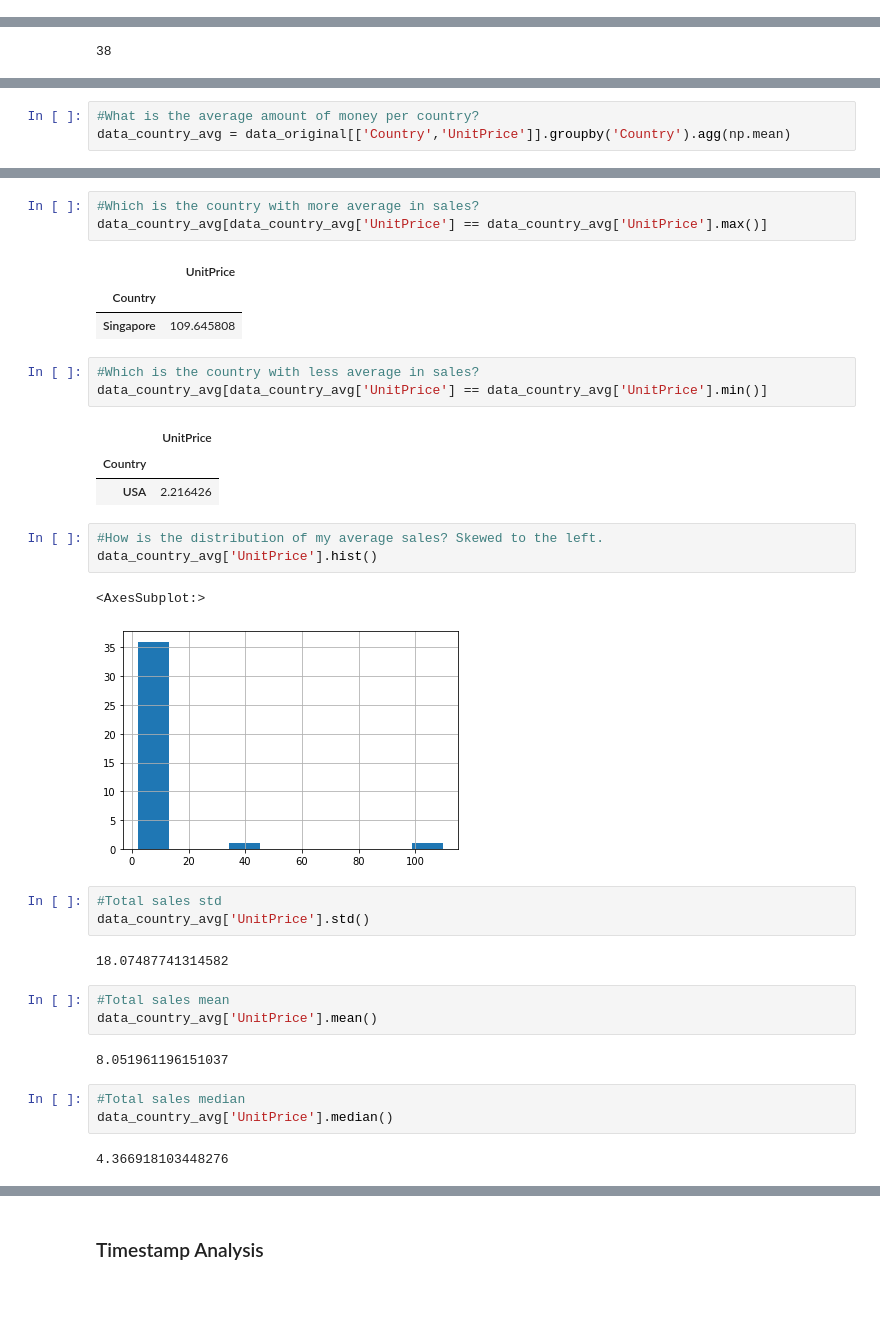
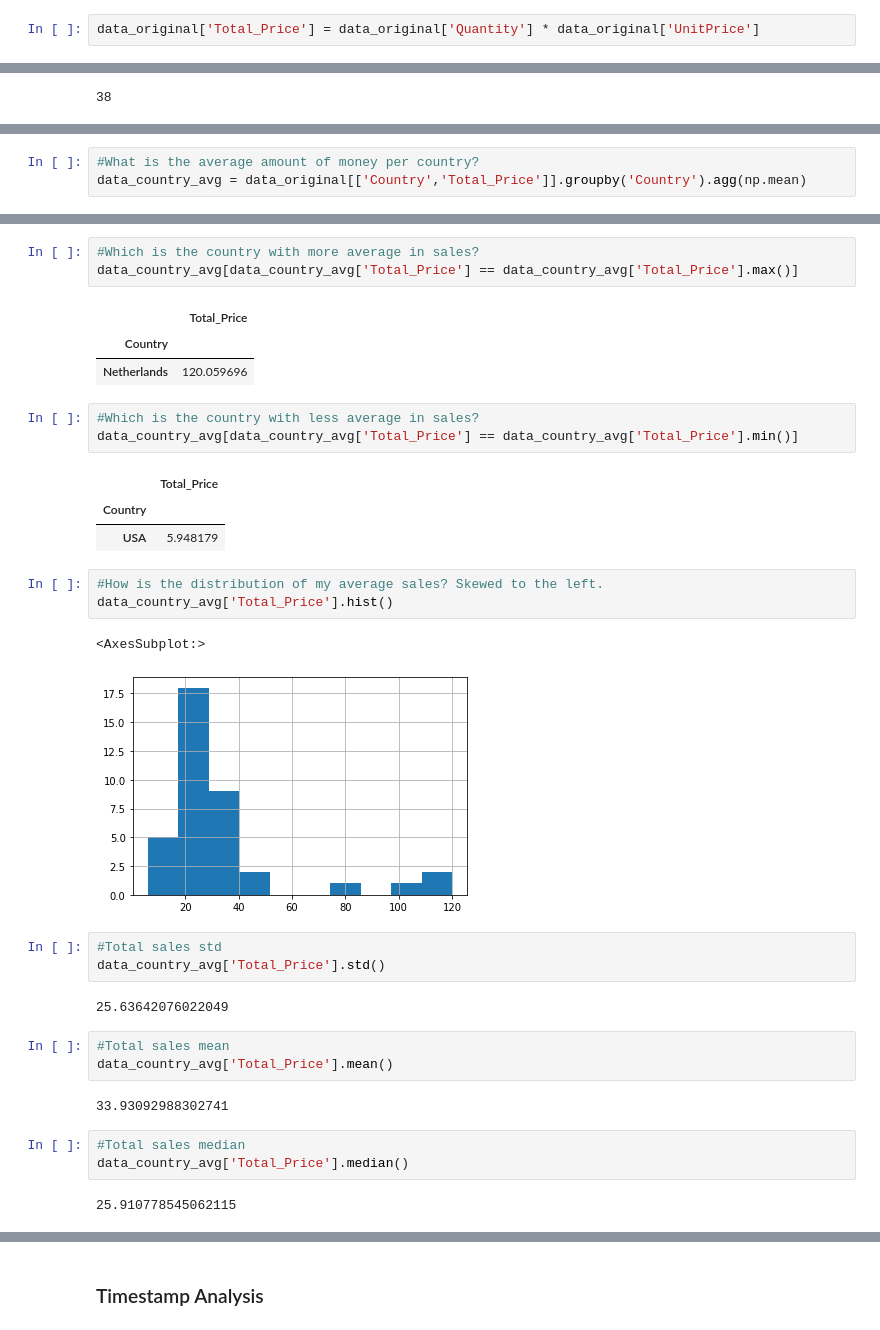
Before and after one commit to nonameforpirate/businessAnalysis, a Jupyter notebook: BusinessAnalysis.ipynb, the cells around one changed output, grey strips where cells are left out. Cells and saved outputs as stored; diff of their text form; blank space fills up the shorter version.

```diff
--- a/BusinessAnalysis.ipynb
+++ b/BusinessAnalysis.ipynb
@@ -41,4 +41,6 @@ data_original
 541909 rows × 8 columns
 # %% [markdown]
 # Descriptive Analytics
+# %%
+data_original['Total_Price'] = data_original['Quantity'] * data_original['UnitPrice']
 # %%
@@ -437,6 +455,6 @@ data_country_sum['UnitPrice'].quantile(0.75) - data_country_sum['UnitPrice'].qua
 # %%
 #What is the average amount of money per country?
-data_country_avg = data_original[['Country','UnitPrice']].groupby('Country').agg(np.mean)
+data_country_avg = data_original[['Country','Total_Price']].groupby('Country').agg(np.mean)
 # %%
 data_country_avg
 # %% [output]
@@ -461,37 +479,37 @@ data_country_avg
 # %%
 #Which is the country with more average in sales?
-data_country_avg[data_country_avg['UnitPrice'] == data_country_avg['UnitPrice'].max()]
+data_country_avg[data_country_avg['Total_Price'] == data_country_avg['Total_Price'].max()]
 # %% [output]
-|  | UnitPrice |
+|  | Total_Price |
 | Country |  |
-| Singapore | 109.645808 |
+| Netherlands | 120.059696 |
 # %%
 #Which is the country with less average in sales?
-data_country_avg[data_country_avg['UnitPrice'] == data_country_avg['UnitPrice'].min()]
+data_country_avg[data_country_avg['Total_Price'] == data_country_avg['Total_Price'].min()]
 # %% [output]
-|  | UnitPrice |
+|  | Total_Price |
 | Country |  |
-| USA | 2.216426 |
+| USA | 5.948179 |
 # %%
 #How is the distribution of my average sales? Skewed to the left.
-data_country_avg['UnitPrice'].hist()
+data_country_avg['Total_Price'].hist()
 # %% [output]
 <AxesSubplot:>
-[figure, old version]
+[figure, new version]
 # %%
 #Total sales std
-data_country_avg['UnitPrice'].std()
+data_country_avg['Total_Price'].std()
 # %% [output]
-18.07487741314582
+25.63642076022049
 # %%
 #Total sales mean
-data_country_avg['UnitPrice'].mean()
+data_country_avg['Total_Price'].mean()
 # %% [output]
-8.051961196151037
+33.93092988302741
 # %%
 #Total sales median
-data_country_avg['UnitPrice'].median()
+data_country_avg['Total_Price'].median()
 # %% [output]
-4.366918103448276
+25.910778545062115
 # %%
 #Total sales q1
```
Also changed, not shown: parts of 64 cells of this notebook.
